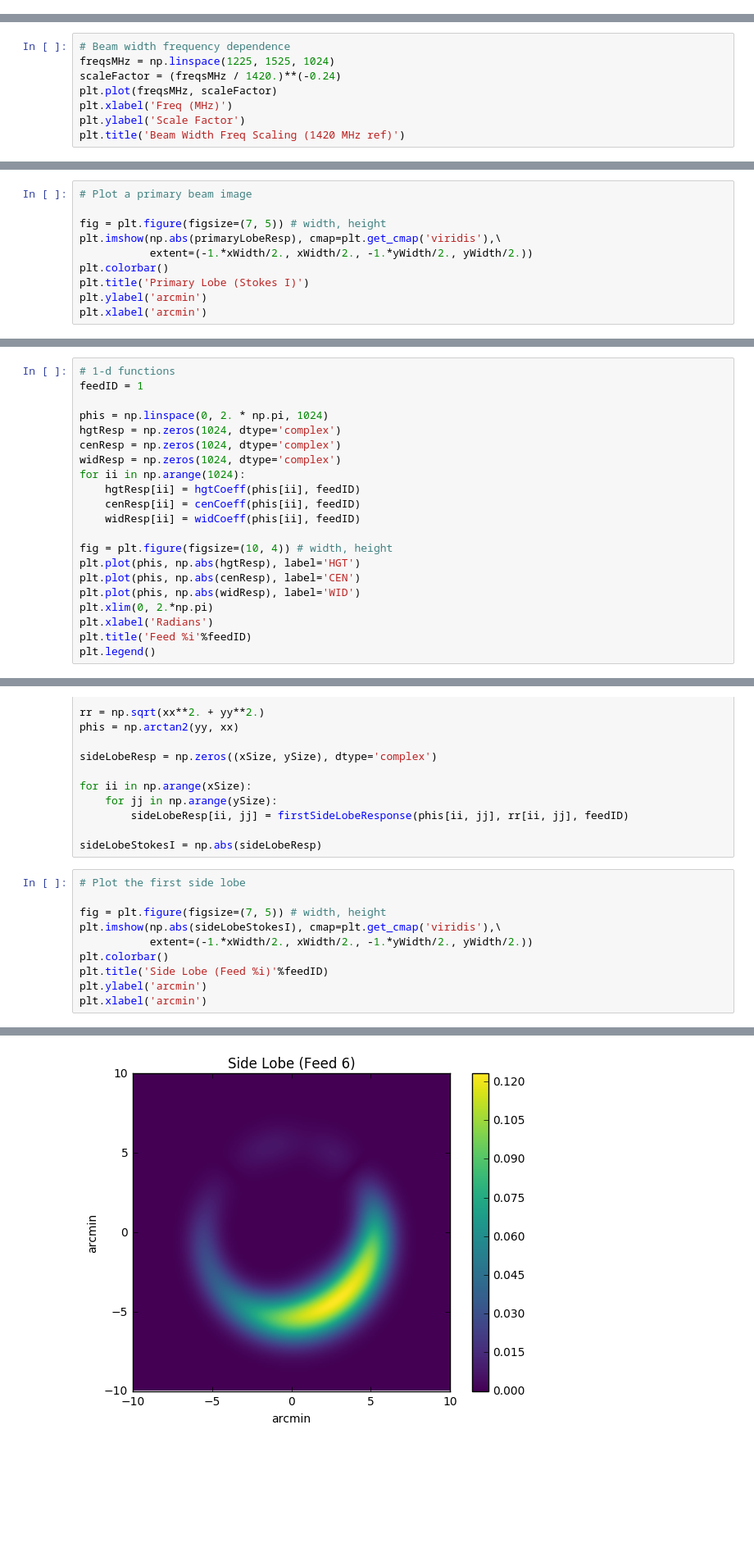
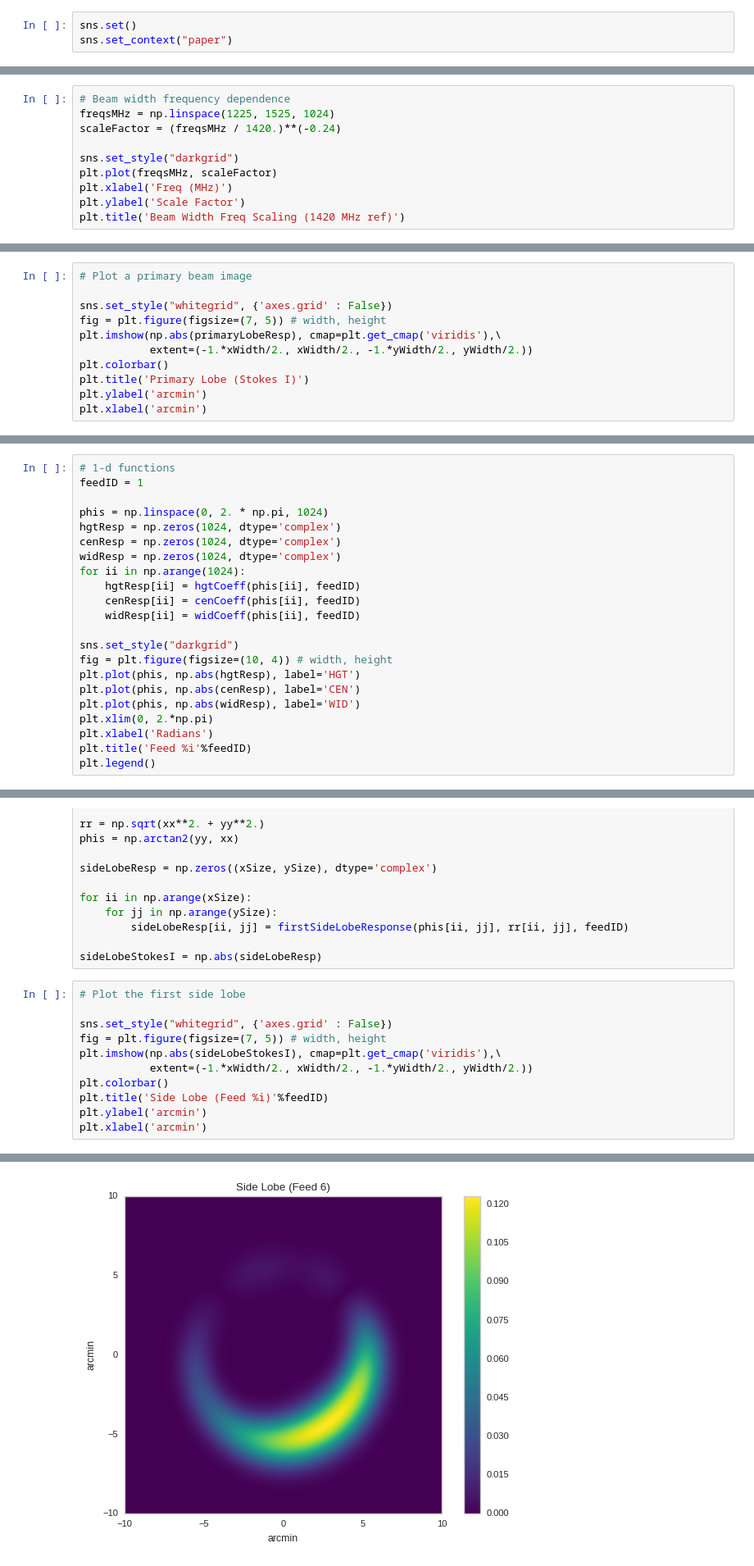
Before and after one commit to griffinfoster/alfaburst-initial-survey, a Jupyter notebook: notebooks/ALFA_Beam_Response.ipynb, the cells around one changed output, grey strips where cells are left out. Shown: that part at 82% size. Drawn from its saved outputs; the diff is of its cells as text; blank space fills up the shorter version.

```diff
--- a/notebooks/ALFA_Beam_Response.ipynb
+++ b/notebooks/ALFA_Beam_Response.ipynb
@@ -10,10 +11,15 @@ import matplotlib.pyplot as plt
 %matplotlib inline
+# %%
+sns.set()
+sns.set_context("paper")
 # %% [markdown]
 ### Parameterized Primary Lobe Model
 # %%
 # Beam width frequency dependence
 freqsMHz = np.linspace(1225, 1525, 1024)
 scaleFactor = (freqsMHz / 1420.)**(-0.24)
+
+sns.set_style("darkgrid")
 plt.plot(freqsMHz, scaleFactor)
 plt.xlabel('Freq (MHz)')
 plt.ylabel('Scale Factor')
@@ -71,6 +77,7 @@ for ii in np.arange(xSize):
 # %%
 # Plot a primary beam image
 
+sns.set_style("whitegrid", {'axes.grid' : False})
 fig = plt.figure(figsize=(7, 5)) # width, height
 plt.imshow(np.abs(primaryLobeResp), cmap=plt.get_cmap('viridis'),\
            extent=(-1.*xWidth/2., xWidth/2., -1.*yWidth/2., yWidth/2.))
@@ -144,6 +151,7 @@ for ii in np.arange(1024):
     cenResp[ii] = cenCoeff(phis[ii], feedID)
     widResp[ii] = widCoeff(phis[ii], feedID)
 
+sns.set_style("darkgrid")
 fig = plt.figure(figsize=(10, 4)) # width, height
 plt.plot(phis, np.abs(hgtResp), label='HGT')
 plt.plot(phis, np.abs(cenResp), label='CEN')
@@ -182,16 +190,17 @@ sideLobeStokesI = np.abs(sideLobeResp)
 # %%
 # Plot the first side lobe
 
+sns.set_style("whitegrid", {'axes.grid' : False})
 fig = plt.figure(figsize=(7, 5)) # width, height
 plt.imshow(np.abs(sideLobeStokesI), cmap=plt.get_cmap('viridis'),\
            extent=(-1.*xWidth/2., xWidth/2., -1.*yWidth/2., yWidth/2.))
 plt.colorbar()
 plt.title('Side Lobe (Feed %i)'%feedID)
 plt.ylabel('arcmin')
 plt.xlabel('arcmin')
 # %% [output]
 <matplotlib.text.Text at 0x...>
-[figure, old version]
+[figure, new version]
 # %%
 # Plot the primary lobe and first side lobe
 
```
Also changed, not shown: parts of 9 cells of this notebook.
